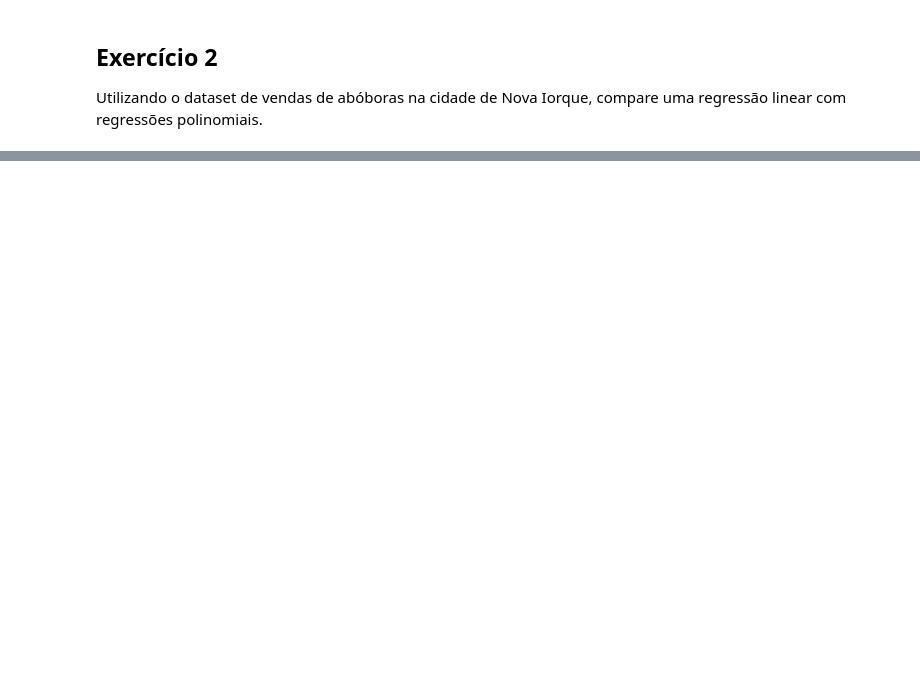
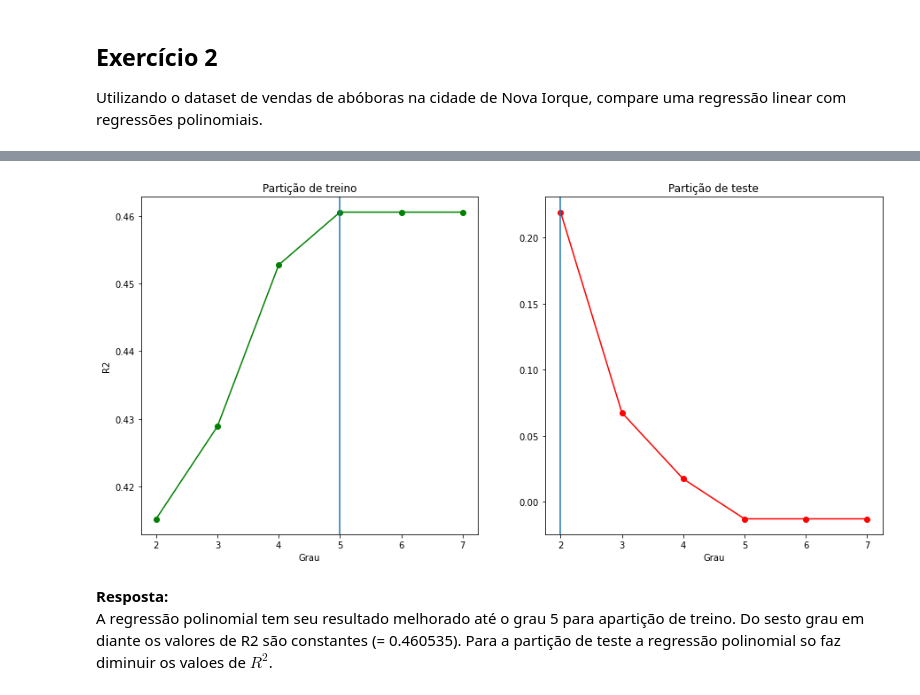
Before and after one commit to gus-phys/AI2-resources, a Jupyter notebook: 07-ml-regressao/aula3/Polynomial-regression/Exercicios-Regressao_Polinomial.ipynb, the cells around one changed output, grey strips where cells are left out. Cells and saved outputs as stored; diff of their text form; code cells hidden in the pictures; blank space fills up the shorter version.

```diff
--- a/07-ml-regressao/aula3/Polynomial-regression/Exercicios-Regressao_Polinomial.ipynb
+++ b/07-ml-regressao/aula3/Polynomial-regression/Exercicios-Regressao_Polinomial.ipynb
@@ -84,0 +171,4 @@ nyc_pumpkins = pd.read_csv("data/nyc_pumpkins.csv")
+# %%
+print(f"Partição de Treino: {regression.score(X_train, y_train)}")
+y_pred = regression.predict(X_test)
+print(f"Partição de Teste: {r2_score(y_pred, y_test)}")
@@ -84,0 +180,26 @@ nyc_pumpkins = pd.read_csv("data/nyc_pumpkins.csv")
+# %%
+X = nyc_pumpkins.loc[:,['size']]
+# %%
+lista_treino = []
+lista_teste = []
+lista_idx = []
+df_avaliacao = pd.DataFrame()
+
+for deg in range(2,8):
+    poly = PolynomialFeatures(degree = deg)
+    X_poly = poly.fit_transform(X)
+    X_train, X_test, y_train, y_test = train_test_split(X_poly, y, test_size=0.33, random_state=42)
+    regression = LinearRegression().fit(X_train, y_train)
+    treino = regression.score(X_train, y_train)
+    y_pred = regression.predict(X_test)
+    teste = r2_score(y_pred, y_test)
+    lista_treino.append(treino)
+    lista_teste.append(teste)
+    lista_idx.append(deg)
+
+df_avaliacao['Grau'] = lista_idx
+df_avaliacao.set_index('Grau', inplace=True)
+df_avaliacao['Treino'] = lista_treino
+df_avaliacao['Teste'] = lista_teste
+
+print(df_avaliacao)
@@ -84,0 +215,19 @@ nyc_pumpkins = pd.read_csv("data/nyc_pumpkins.csv")
+# %%
+f, axs = plt.subplots(1, 2, sharey=False, figsize=(15,7))
+
+axs[0].plot(df_avaliacao.index, df_avaliacao['Treino'], '-og')
+axs[0].axvline(df_avaliacao['Treino'].idxmax())
+axs[0].set_title('Partição de treino')
+axs[0].set_xlabel('Grau')
+axs[0].set_ylabel('R2')
+axs[1].plot(df_avaliacao.index, df_avaliacao['Teste'], '-or')
+axs[1].axvline(df_avaliacao['Teste'].idxmax())
+axs[1].set_title('Partição de teste')
+axs[1].set_xlabel('Grau')
+
+plt.show()
+# %% [output]
+[figure, added]
+# %% [markdown]
+**Resposta:**
+A regressão polinomial tem seu resultado melhorado até o grau 5 para apartição de treino. Do sesto grau em diante os valores de R2 são constantes (= 0.460535). Para a partição de teste a regressão polinomial so faz diminuir os valoes de $R^2$.
```
Also changed, not shown: parts of 16 cells of this notebook.
